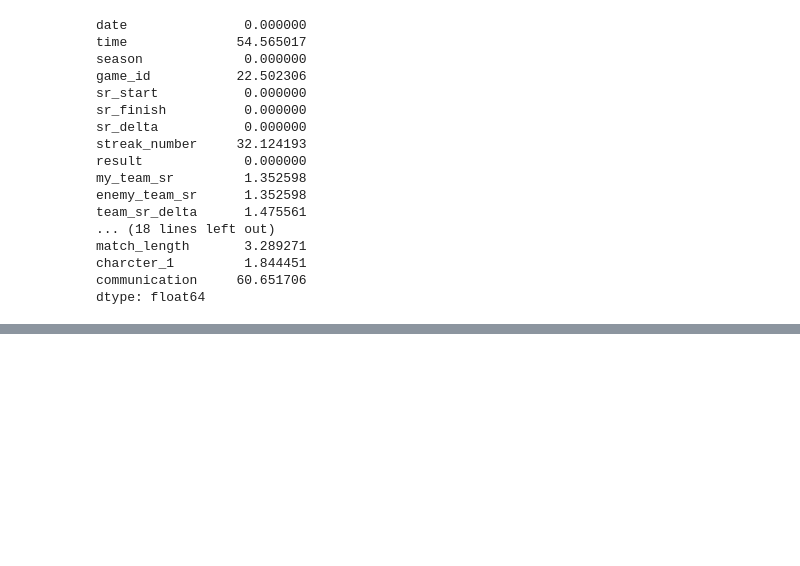
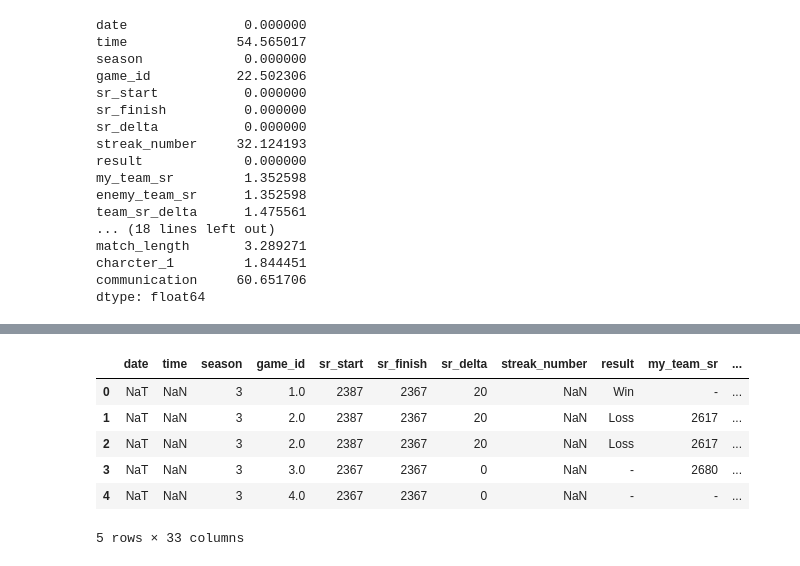
Before and after one commit to Jacobheyman702/Overwatch, a Jupyter notebook: Overwatch dataset.ipynb, the cells around one changed output, grey strips where cells are left out. Saved outputs shown, nothing was run; the diff lists cells and outputs as text; code cells hidden in the pictures; blank space fills up the shorter version.

Commit message:
cleaned streak number column

```diff
--- a/Overwatch dataset.ipynb
+++ b/Overwatch dataset.ipynb
@@ -371,0 +408,10 @@ plt
+# %%
+df.head()
+# %% [output]
+|  | date | time | season | game_id | sr_start | sr_finish | sr_delta | streak_number | result | my_team_sr | ... |
+| 0 | NaT | NaN | 3 | 1.0 | 2387 | 2367 | 20 | NaN | Win | - | ... |
+| 1 | NaT | NaN | 3 | 2.0 | 2387 | 2367 | 20 | NaN | Loss | 2617 | ... |
+| 2 | NaT | NaN | 3 | 2.0 | 2387 | 2367 | 20 | NaN | Loss | 2617 | ... |
+| 3 | NaT | NaN | 3 | 3.0 | 2367 | 2367 | 0 | NaN | - | 2680 | ... |
+| 4 | NaT | NaN | 3 | 4.0 | 2367 | 2367 | 0 | NaN | - | - | ... |
+5 rows × 33 columns
```
Also changed, not shown: parts of 14 cells of this notebook.
